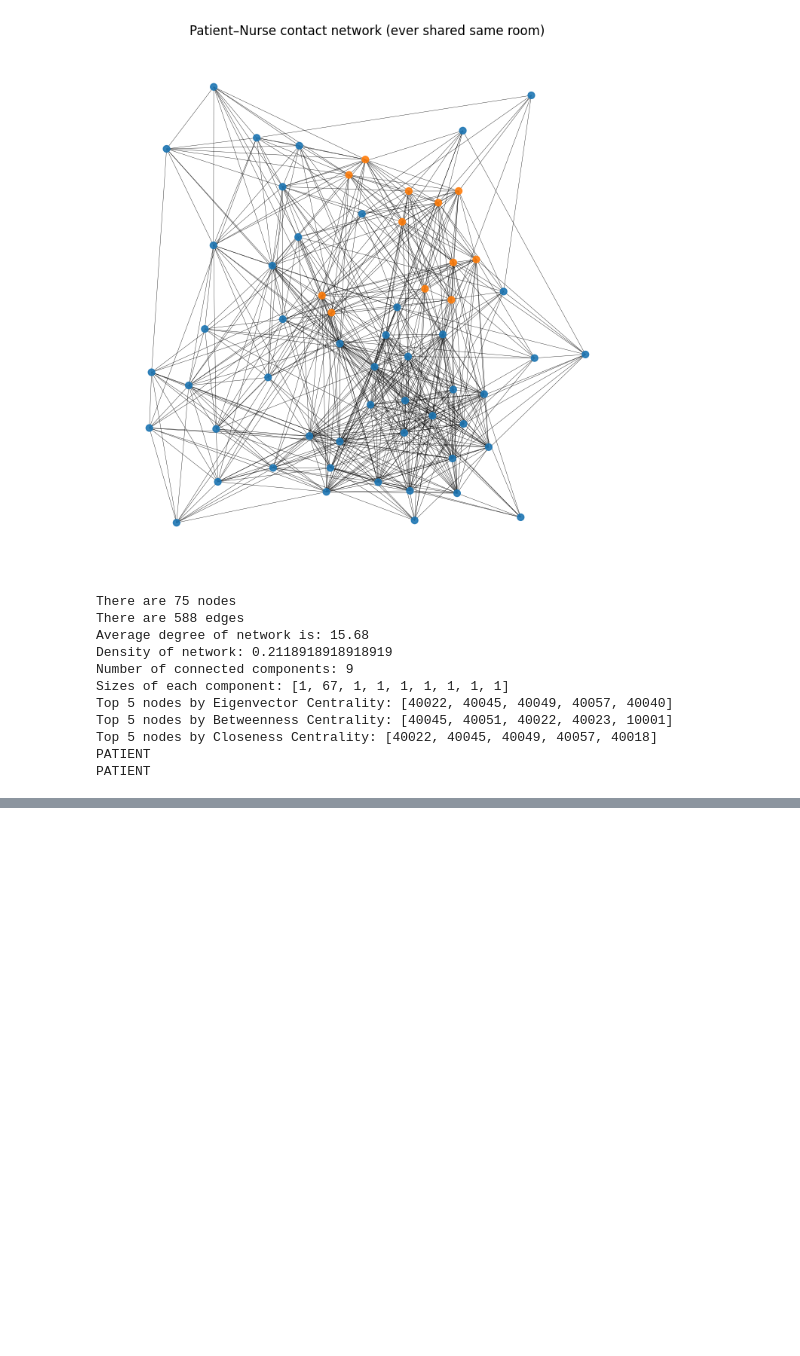
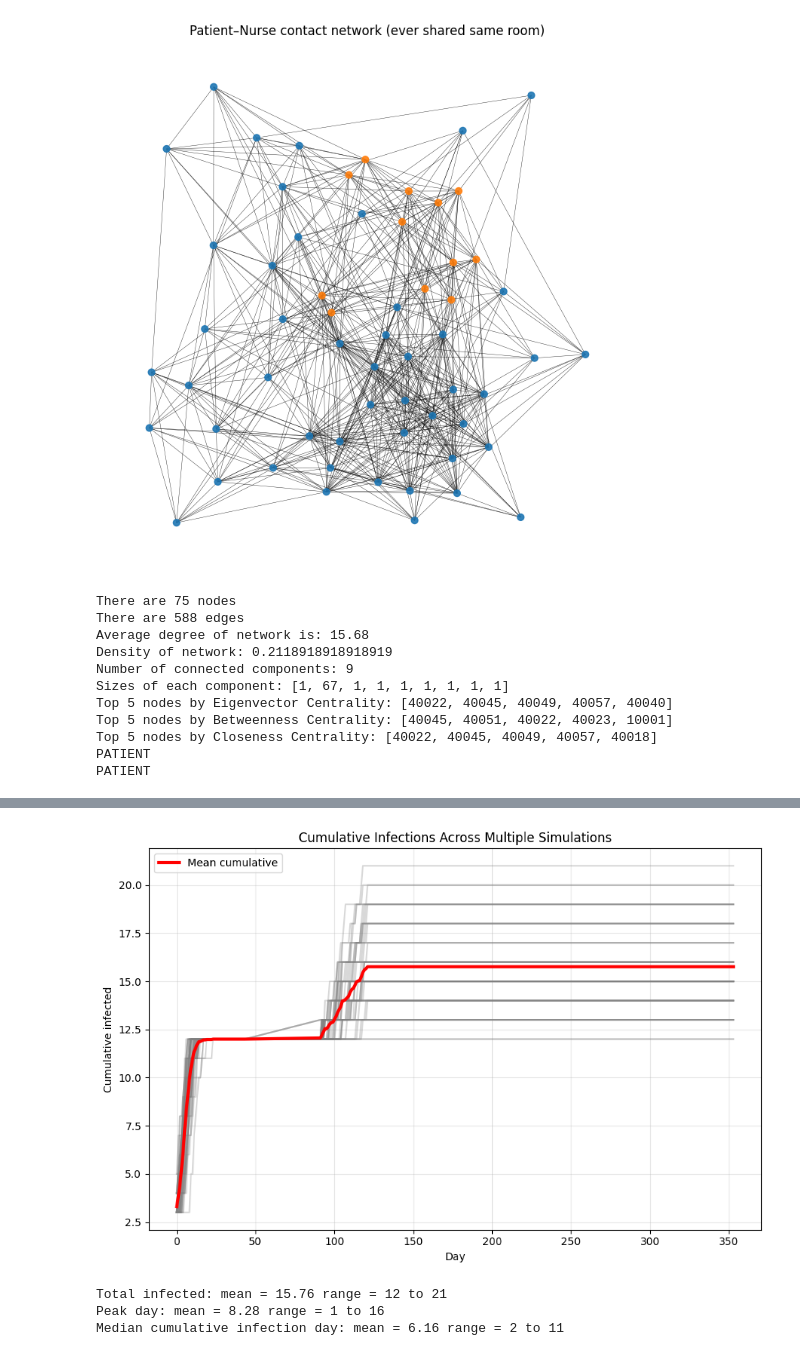
Before and after one commit to leehaesol93/BIOL-4559-Project, a Jupyter notebook: Simulation-maskingandtotaloutbreak.ipynb, the cells around one changed output, grey strips where cells are left out. Saved outputs shown, nothing was run; the diff lists cells and outputs as text; code cells hidden in the pictures; blank space fills up the shorter version.

Commit message:
Add files via upload
Redid the cumulative outbreaks

```diff
--- a/Simulation-maskingandtotaloutbreak.ipynb
+++ b/Simulation-maskingandtotaloutbreak.ipynb
@@ -1188,0 +1330,68 @@ plt.show()
+# %%
+n_runs = 50
+cum_all = []
+
+plt.figure(figsize=(9,6))
+
+for r in range(n_runs):
+    sim = run_original_simulation(roster, agents_df, seed=1000+r)
+    epi = sim["epi"]
+
+    # Correct cumulative infections
+    cum_inf = (epi["R"] + epi["I"]).values  # OR epi["S"].iloc[0] - epi["S"]
+
+    cum_all.append(cum_inf)
+    plt.plot(epi["day"], cum_inf, color="gray", alpha=0.3)
+
+# Mean line
+cum_all = np.array(cum_all)
+mean_cum = cum_all.mean(axis=0)
+plt.plot(epi["day"], mean_cum, color="red", linewidth=3, label="Mean cumulative")
+
+plt.xlabel("Day")
+plt.ylabel("Cumulative infected")
+plt.title("Cumulative Infections Across Multiple Simulations")
+plt.grid(alpha=0.3)
+plt.legend()
+plt.tight_layout()
+plt.show()
+# %% [output]
+[figure, added]
+# %%
+import numpy as np
+
+n_runs = 50
+
+total_infected_list = []
+peak_day_list = []
+median_cum_day_list = []
+
+for r in range(n_runs):
+    sim = run_original_simulation(roster, agents_df, seed=1000+r)
+    epi = sim["epi"]
+
+    # Total infected
+    total_infected = sim["total_infected"]
+    total_infected_list.append(total_infected)
+
+    # Peak day
+    peak_day = epi["I"].idxmax()
+    peak_day_list.append(epi.loc[peak_day, "day"])
+
+    # Median cumulative infection day (50% of total infected reached)
+    cum_inf = epi["R"] + epi["I"]
+    half_total = total_infected / 2
+    median_day = epi["day"][cum_inf >= half_total].iloc[0]
+    median_cum_day_list.append(median_day)
+
+# Summary
+print("Total infected: mean =", np.mean(total_infected_list),
+      "range =", min(total_infected_list), "to", max(total_infected_list))
+print("Peak day: mean =", np.mean(peak_day_list),
+      "range =", min(peak_day_list), "to", max(peak_day_list))
+print("Median cumulative infection day: mean =", np.mean(median_cum_day_list),
+      "range =", min(median_cum_day_list), "to", max(median_cum_day_list))
+# %% [output]
+Total infected: mean = 15.76 range = 12 to 21
+Peak day: mean = 8.28 range = 1 to 16
+Median cumulative infection day: mean = 6.16 range = 2 to 11
```
Also changed, not shown: parts of 14 cells of this notebook.
